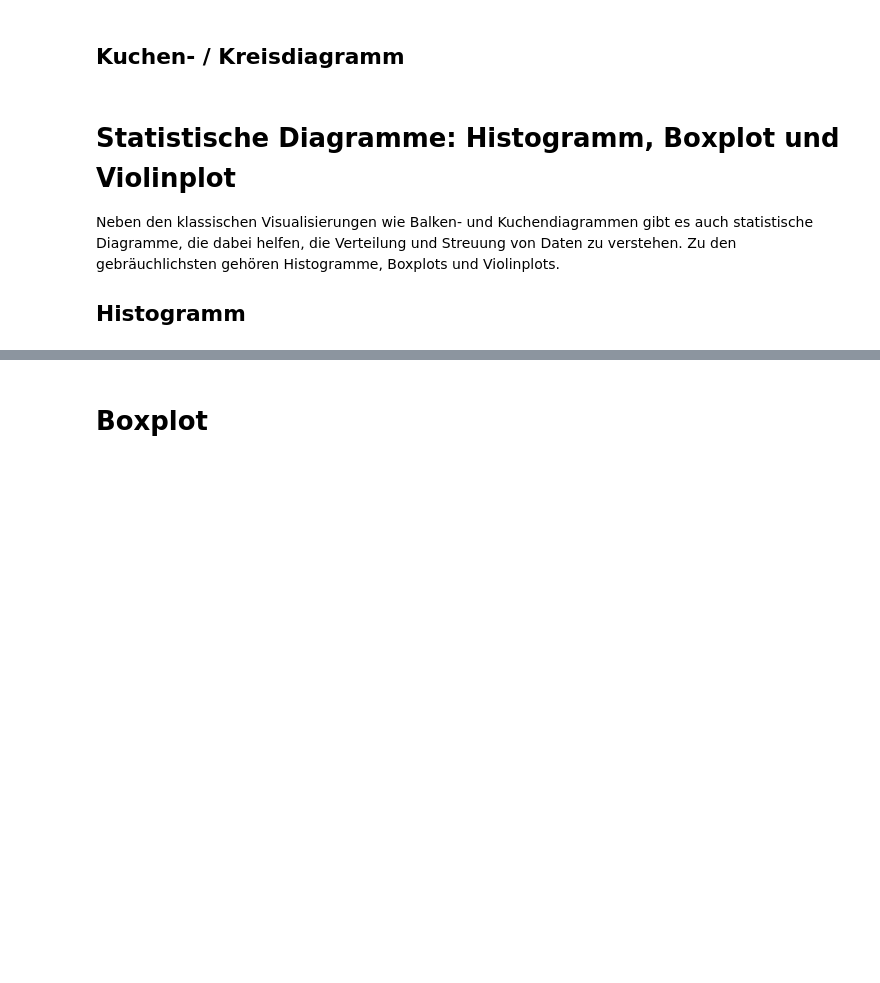
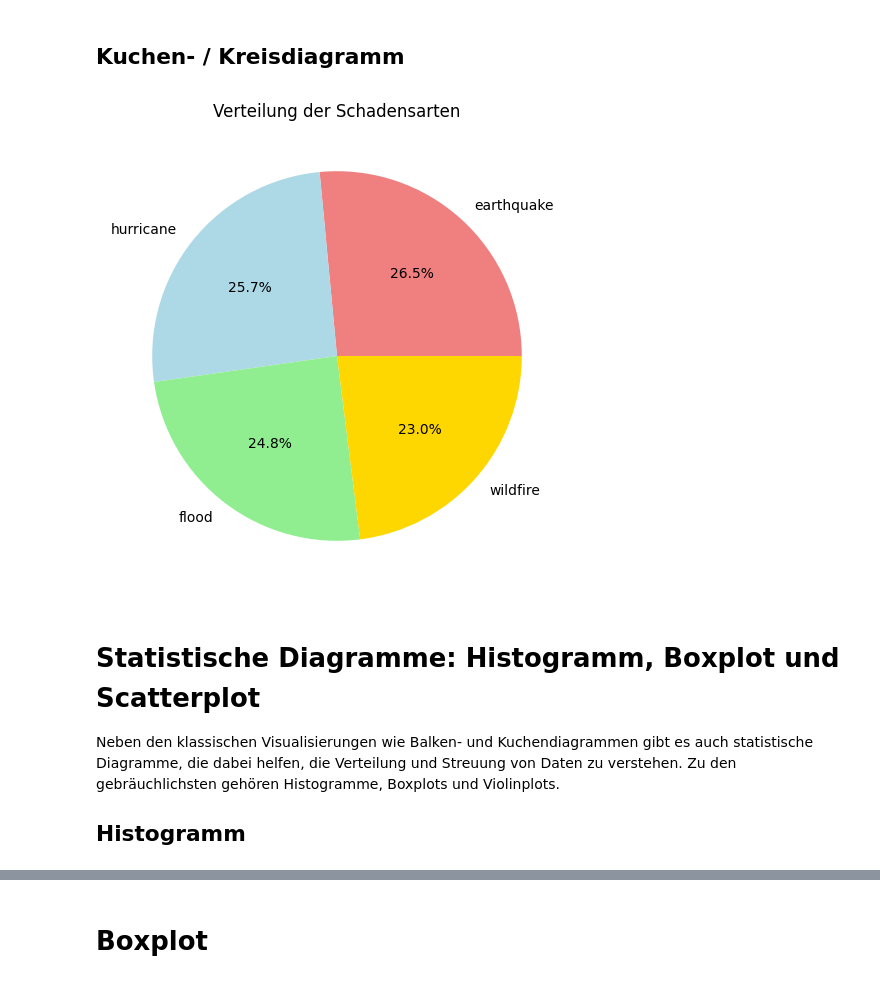
Before and after one commit to NG221122/Python_fuer_Aktuare, a Jupyter notebook: 04_python_visualization.ipynb, the cells around one changed output, grey strips where cells are left out. Saved outputs shown, nothing was run; the diff lists cells and outputs as text; code cells hidden in the pictures; blank space fills up the shorter version.

```diff
--- a/04_python_visualization.ipynb
+++ b/04_python_visualization.ipynb
@@ -147,15 +170,17 @@ plt.show()
 # %%
 # Gruppiere die Daten nach Schadensarten und zähle die Vorkommen
 schaden_pro_claim_type = naturschaden_df['claim_type'].value_counts()
 
 # Erstelle das Kuchendiagramm
 plt.figure(figsize=(8, 6))
-schaden_pro_claim_type.plot(kind='pie', autopct='%1.1f%%', colors=['lightcoral', 'lightblue', 'lightgreen', 'gold'])
+plt.pie(schaden_pro_claim_type.values, labels=schaden_pro_claim_type.index, autopct='%1.1f%%', colors=['lightcoral', 'lightblue', 'lightgreen', 'gold'])
 plt.title('Verteilung der Schadensarten')
 plt.ylabel('')  # Entfernt die Beschriftung der Y-Achse
 plt.show()
+# %% [output]
+[figure, added]
 # %% [markdown]
-# Statistische Diagramme: Histogramm, Boxplot und Violinplot
+# Statistische Diagramme: Histogramm, Boxplot und Scatterplot
 
 Neben den klassischen Visualisierungen wie Balken- und Kuchendiagrammen gibt es auch statistische Diagramme, die dabei helfen, die Verteilung und Streuung von Daten zu verstehen. Zu den gebräuchlichsten gehören Histogramme, Boxplots und Violinplots.
 
```
Also changed, not shown: parts of 12 cells of this notebook.
